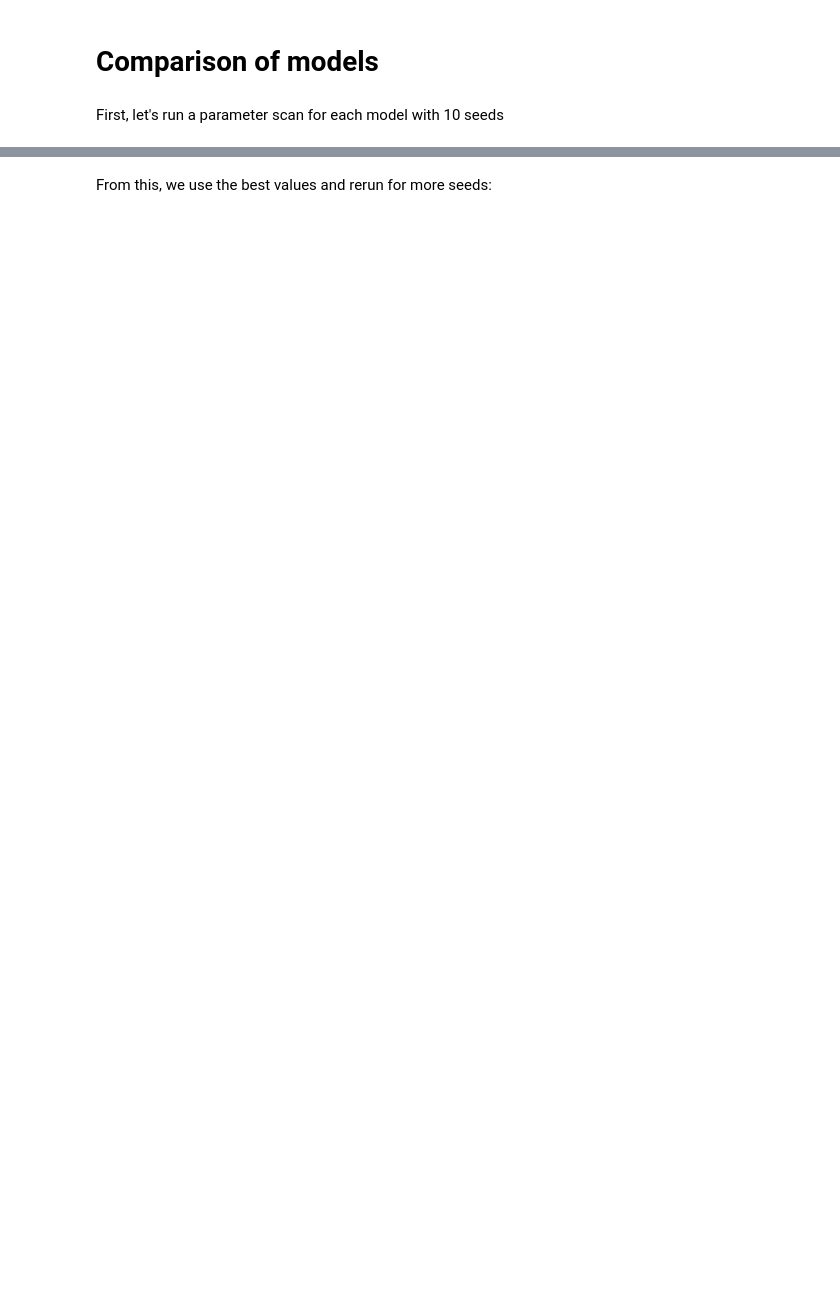
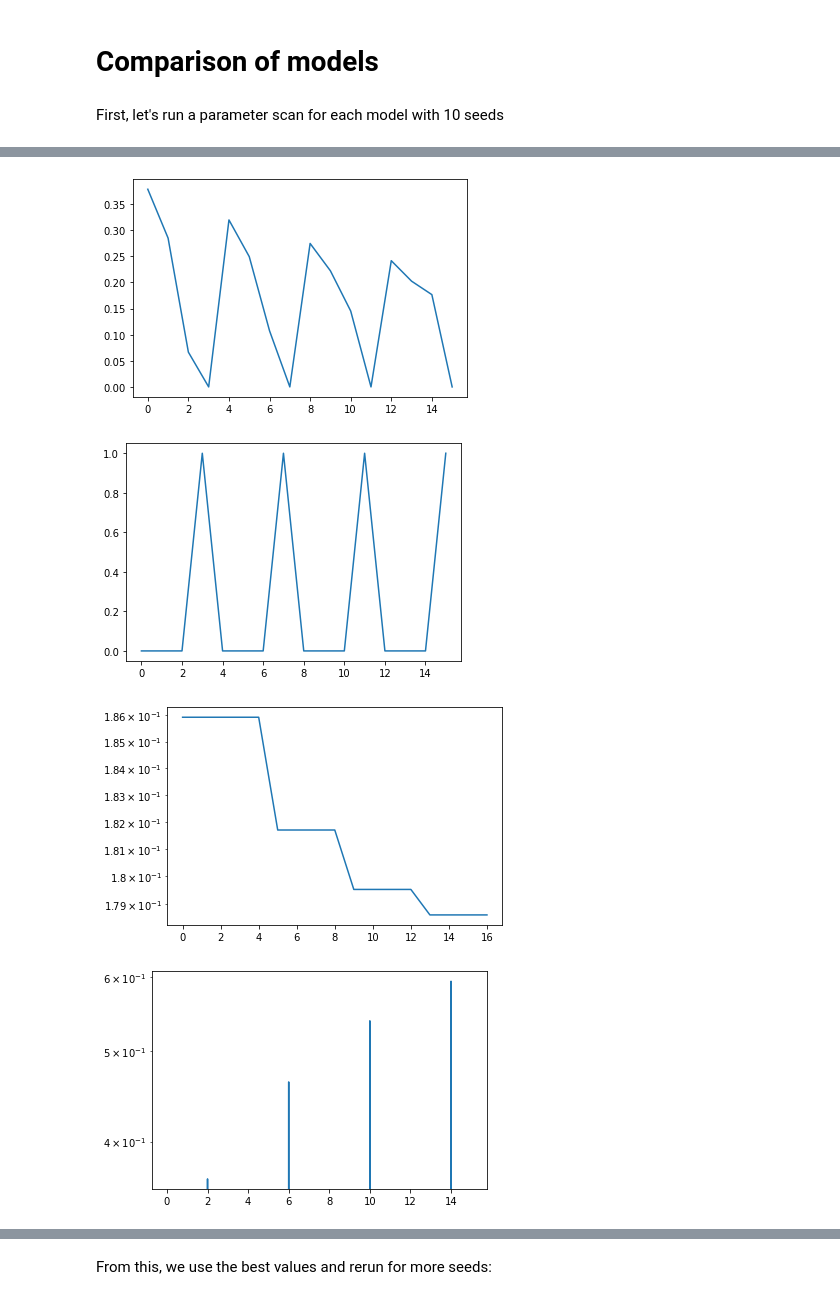
Before and after one commit to kma-code/Phaseless-Alignment-Learning, a Jupyter notebook: xor.ipynb, the cells around one changed output, grey strips where cells are left out. Cells and saved outputs as stored; diff of their text form; code cells hidden in the pictures; blank space fills up the shorter version.

```diff
--- a/xor.ipynb
+++ b/xor.ipynb
@@ -253,12 +268,12 @@ Tanh gives best results for this initialization and learning rate, so we pick th
 First, let's run a parameter scan for each model with 10 seeds
 # %%
 # define parameters of model
-lrs = [0.001, 0.01, 0.1]
+lrs = [0.01, 0.05, 0.1]
 
 layers = [2, 3, 1]
 
-inputs = np.array([[1,0], [0,1], [1,1], [0,0]])
+inputs = np.array([[1, 0], [0, 1], [1, 1], [0, 0]])
 targets = np.array([1, 1, 0, 0])
 
-steps = 2000
-seeds = 20
+steps = 4000
+seeds = 10
@@ -303,19 +280,21 @@ model: fa lr: 0.1 accuracy: 0.25 +- 0.13693063937629152
 # %%
-for model in ['bp', 'fa', 'pbp', 'gen-pbp']:
+for model in ['bp', 'fa', 'pbp']:
     for lr in lrs:
         acc = []
         for seed in range(seeds):
 
             np.random.seed(seed)
-            W1_init = np.random.normal(0, 1, size=(layers[1], layers[0]))
-            W2_init = np.random.normal(0, 1, size=(layers[2], layers[1]))
+            init_val = 1
+            W1_init = np.random.uniform(-init_val, init_val, size=(layers[1], layers[0]))
+            W2_init = np.random.uniform(-init_val, init_val, size=(layers[2], layers[1]))
             bias_init = [np.zeros(layers[1]), np.zeros(layers[2])]
             W_init = [W1_init, W2_init]
 
             _, _, _, _, _, acc_array = calc_net(lr, layers, tanh, d_tanh, W_init, inputs, steps, model,
                                             learn_W = [True]*(len(layers)-1), bias = bias_init, learn_bias = [False]*(len(layers)-1),
-                                            acc_measure = 'single', print_steps=0, pinv_recalc=4)
+                                            acc_measure = 'single', print_steps=0, pinv_recalc=40)
 
             acc.append(acc_array)
-        print('model:', model, 'lr:', lr, 'accuracy:', np.mean(np.array(acc_array[-100:])), '+-', np.std(np.array(acc_array[-100:]))/np.sqrt(seeds))
+        # take last 100 samples of each run and average
+        print('model:', model, 'lr:', lr, 'accuracy:', np.mean(np.array(acc)[:,-100:]), '+-', np.std(np.array(acc)[:,-100:])/np.sqrt(seeds))
 # %% [output]
@@ -373,0 +343,35 @@ model: dyn-pbp lr: 0.1 bw_lr: 0.001 accuracy: 1.0 +- 0.0
+# %%
+#######################
+###### debugging ######
+#######################
+
+np.random.seed(seed)
+init_val = 1
+W1_init = np.random.uniform(0, init_val, size=(layers[1], layers[0]))
+W2_init = np.random.uniform(0, init_val, size=(layers[2], layers[1]))
+bias_init = [np.zeros(layers[1]), np.zeros(layers[2])]
+W_init = [W1_init, W2_init]
+
+r_array, e_array, W_array, _, loss_array, acc_array = calc_net(0.1, layers, tanh, d_tanh, W_init, inputs, 4, 'pbp',
+                                learn_W = [True]*(len(layers)-1), bias = bias_init, learn_bias = [False]*(len(layers)-1),
+                                acc_measure = 'single', print_steps=0)
+
+plt.plot(loss_array)
+plt.show()
+plt.plot(acc_array)
+plt.show()
+
+W0_std_array = [np.std(np.abs(W_array[i][0])) for i in range(len(W_array))]
+plt.plot(W0_std_array)
+plt.yscale('log')
+plt.show()
+
+e2_array = [e_array[i][2] for i in range(len(e_array))]
+plt.plot(e2_array)
+plt.yscale('log')
+plt.show()
+# %% [output]
+[figure, added]
+[figure, added]
+[figure, added]
+[figure, added]
```
Also changed, not shown: parts of 30 cells of this notebook, 3 other files.
